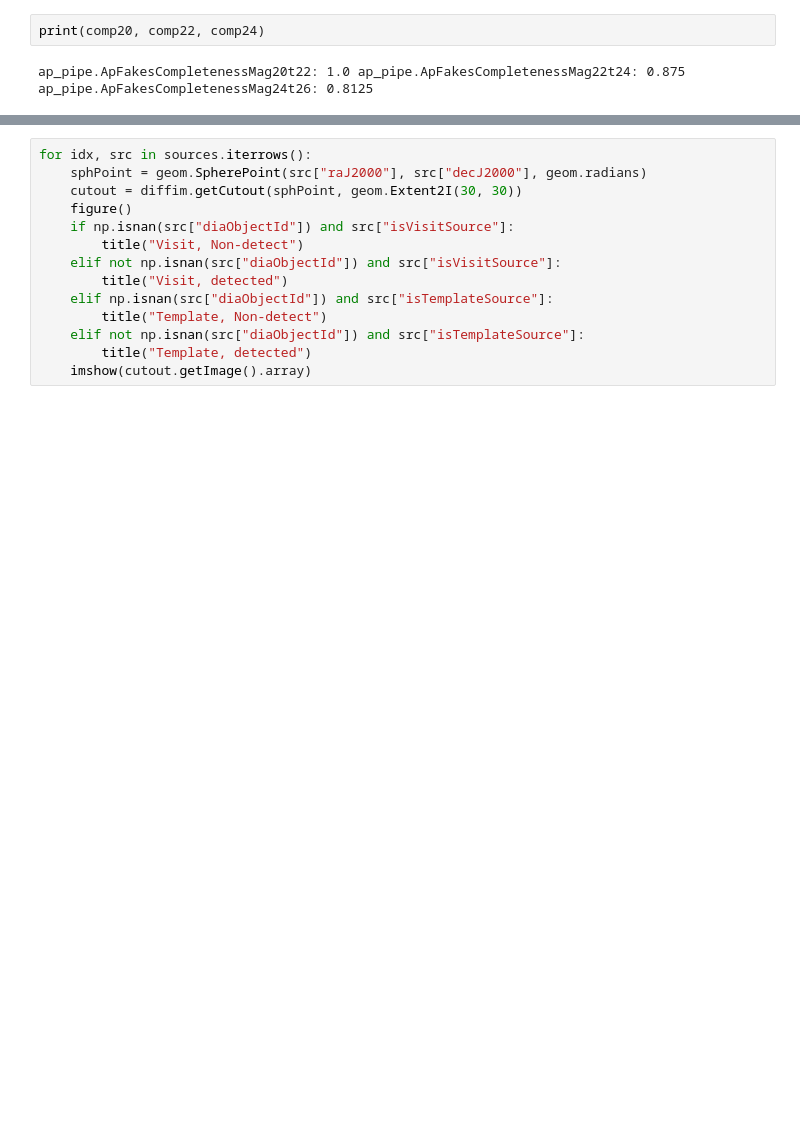
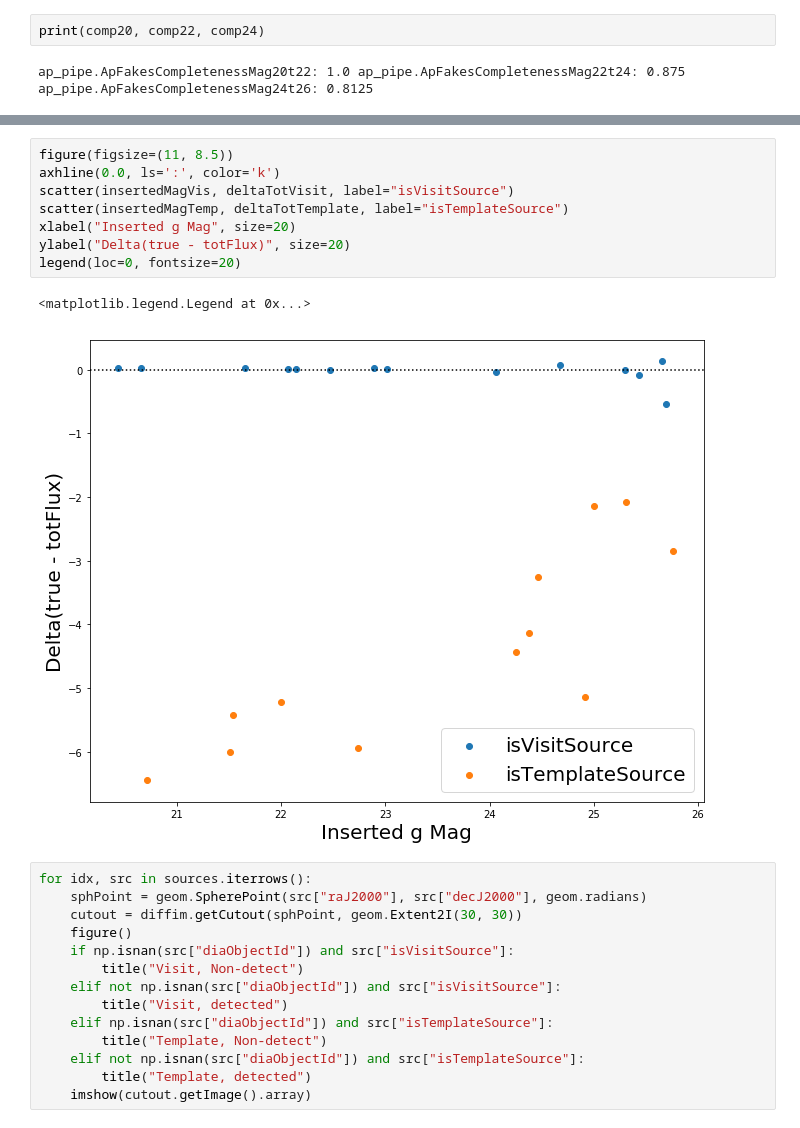
Before and after one commit to lsst/ap_verify, a Jupyter notebook: doc/notebooks/DM-20749.ipynb, the cells around one changed output, grey strips where cells are left out. Cells and saved outputs as stored; diff of their text form; blank space fills up the shorter version.

```diff
--- a/doc/notebooks/DM-20749.ipynb
+++ b/doc/notebooks/DM-20749.ipynb
@@ -31,3 +103,14 @@ ap_pipe.ApFakesCompletenessMag20t22: 1.0 ap_pipe.ApFakesCompletenessMag22t24: 0.
+# %%
+figure(figsize=(11, 8.5))
+axhline(0.0, ls=':', color='k')
+scatter(insertedMagVis, deltaTotVisit, label="isVisitSource")
+scatter(insertedMagTemp, deltaTotTemplate, label="isTemplateSource")
+xlabel("Inserted g Mag", size=20)
+ylabel("Delta(true - totFlux)", size=20)
+legend(loc=0, fontsize=20)
+# %% [output]
+<matplotlib.legend.Legend at 0x...>
+[figure, added]
 # %%
 for idx, src in sources.iterrows():
     sphPoint = geom.SpherePoint(src["raJ2000"], src["decJ2000"], geom.radians)
```
Also changed, not shown: parts of 13 cells of this notebook.
